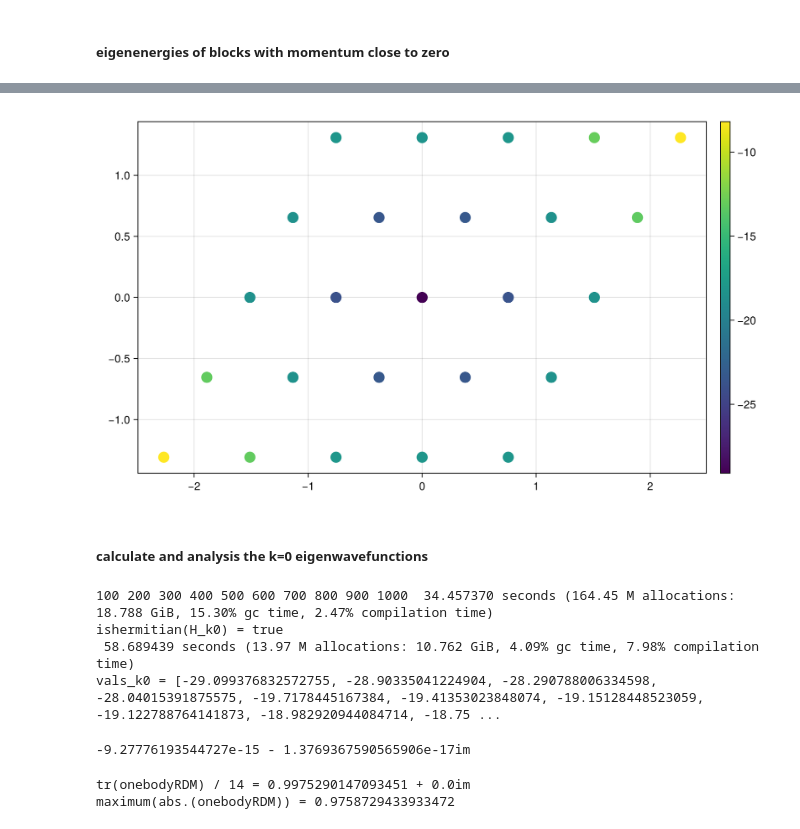
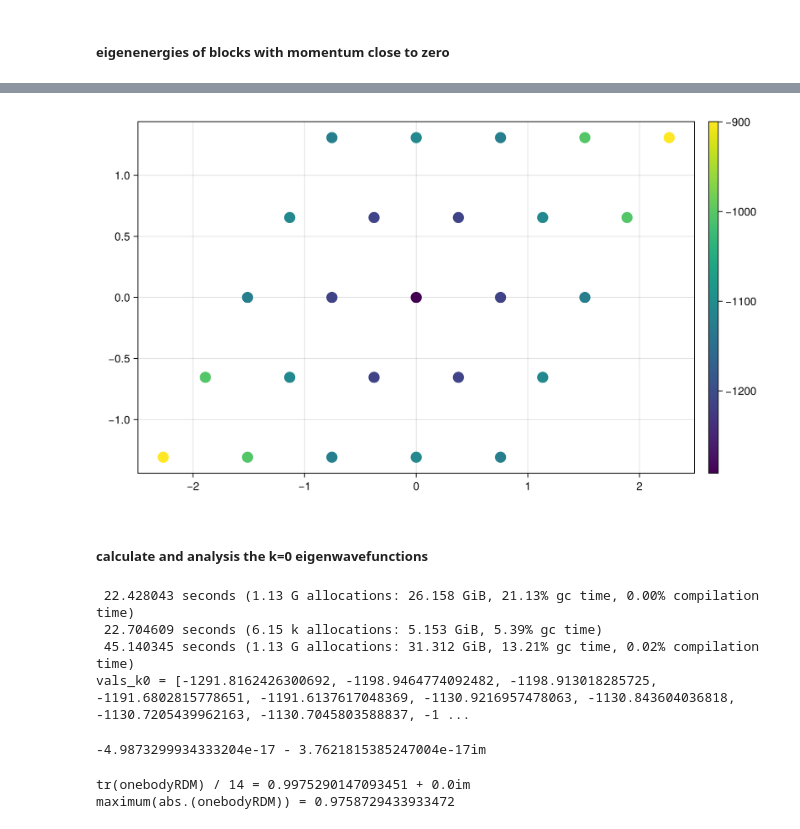
Before and after one commit to Zou-Bo/MoireIVC.jl, a Jupyter notebook: examples/LLED.ipynb, the cells around one changed output, grey strips where cells are left out. Saved outputs shown, nothing was run; the diff lists cells and outputs as text; code cells hidden in the pictures.

```diff
--- a/examples/LLED.ipynb
+++ b/examples/LLED.ipynb
@@ -198,31 +149,31 @@ eigEs
 # %%
 # ground state energy (color) vs. block momentum
 lowest_E = Figure(size = (850,500));
 ax_le = Axis(lowest_E[1,1])
 Emin = Base.vec(eigenenergy[1,:])
-block_kx = block_k1_1 .* system.G1[1] + block_k2_1 .* system.G2[1]
-block_ky = block_k1_1 .* system.G1[2] + block_k2_1 .* system.G2[2]
+block_kx = block1_k1 .* system.G1[1] + block1_k2 .* system.G2[1]
+block_ky = block1_k1 .* system.G1[2] + block1_k2 .* system.G2[2]
 sc = scatter!(ax_le, block_kx, block_ky;
     color = Emin, markersize = 20
 )
 Colorbar(lowest_E[1,2], sc)
 lowest_E
 # %% [output]
-[figure, old version]
+[figure, new version]
 # %% [markdown]
 ##### calculate and analysis the k=0 eigenwavefunctions
 # %%
-@time H_k0 = LLED_Block_Hamiltonian(blocks1[bn0_1], int_list1, para1)
-@show ishermitian(H_k0)
-@time vals_k0, vecs_k0 = LLED_solve(H_k0, 10);
+@time vals_k0, vecs_k0 = EDsolve(blocks1[k0number1],
+        int_onebodylist1, int_twobodylist1, 10;
+        showtime=true, converge_warning = false, tol = 1e-6);
 @show vals_k0
 dot(vecs_k0[1], vecs_k0[2])
 # %% [output]
-100 200 300 400 500 600 700 800 900 1000  34.457370 seconds (164.45 M allocations: 18.788 GiB, 15.30% gc time, 2.47% compilation time)
-ishermitian(H_k0) = true
- 58.689439 seconds (13.97 M allocations: 10.762 GiB, 4.09% gc time, 7.98% compilation time)
-vals_k0 = [-29.099376832572755, -28.90335041224904, -28.290788006334598, -28.04015391875575, -19.7178445167384, -19.41353023848074, -19.15128448523059, -19.122788764141873, -18.982920944084714, -18.75 ...
+ 22.428043 seconds (1.13 G allocations: 26.158 GiB, 21.13% gc time, 0.00% compilation time)
+ 22.704609 seconds (6.15 k allocations: 5.153 GiB, 5.39% gc time)
+ 45.140345 seconds (1.13 G allocations: 31.312 GiB, 13.21% gc time, 0.02% compilation time)
+vals_k0 = [-1291.8162426300692, -1198.9464774092482, -1198.913018285725, -1191.6802815778651, -1191.6137617048369, -1130.9216957478063, -1130.843604036818, -1130.7205439962163, -1130.7045803588837, -1 ...
--9.27776193544727e-15 - 1.3769367590565906e-17im
+-4.9873299934333204e-17 - 3.7621815385247004e-17im
 # %%
 # one-body reduced density matrix
 vec0 = vecs_k0[3]
```
Also changed, not shown: parts of 6 cells of this notebook, 4 other files.
